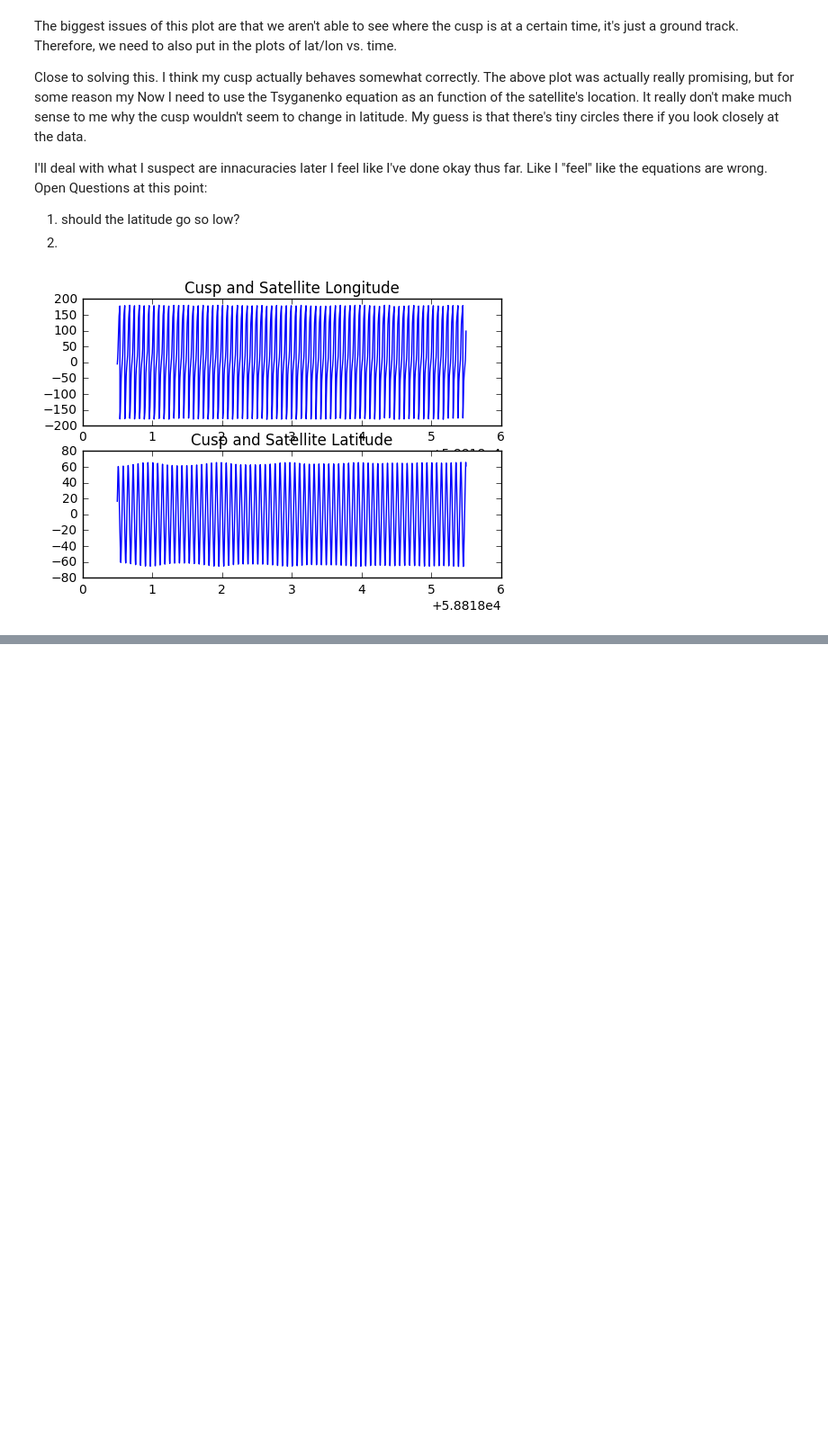
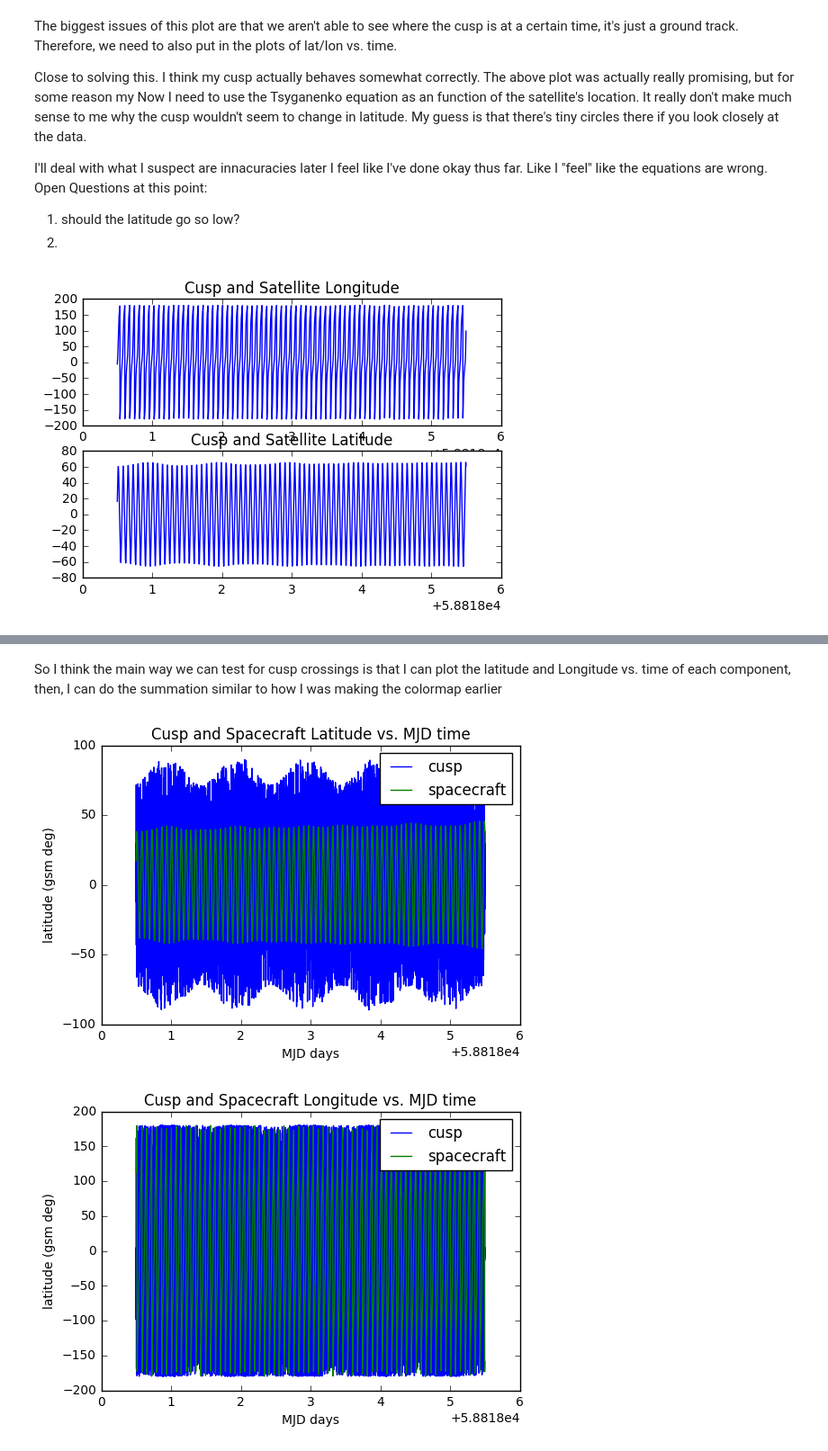
Before and after one commit to fsbr/se3-path-planner, a Jupyter notebook: modularPlanner/Cusp Plots (Daily).ipynb, the cells around one changed output, grey strips where cells are left out. Shown: that part at 90% size. Saved outputs shown, nothing was run; the diff lists cells and outputs as text; code cells hidden in the pictures; blank space fills up the shorter version.

```diff
--- a/modularPlanner/Cusp Plots (Daily).ipynb
+++ b/modularPlanner/Cusp Plots (Daily).ipynb
@@ -258,0 +275,34 @@ z equals to [ -24552.38575645  110237.71862395  -79406.43225077 ...,   75112.142
+# %% [markdown]
+So I think the main way we can test for cusp crossings is that I can plot the latitude and Longitude vs. time of each component, then, I can do the summation similar to how I was making the colormap earlier
+# %%
+# gsm is the satellite orbit (terrible variable name)
+# x,y,z is the coordinates output from the cusp model (i think it's in gsm)
+# note that x,y,z are all np.ndarray typreddit.com/r/smashbroses
+
+# instatiate the cusp coordinates to a spacepy coords object
+cusp_location = coord.Coords([[i,j,k] for i,j,k in zip(x,y,z)], 'GSM', 'car')
+cusp_location.ticks = Ticktock(t,'MJD')
+cusp_location = cusp_location.convert('GSM','sph')
+
+# put whatever conversions here to maintain consistency
+cusp_location = cusp_location.convert('GSE','sph')
+gsm = gsm.convert('GSE','sph')
+
+plt.plot(cusp_location.ticks.MJD,cusp_location.lati, label='cusp')
+plt.plot(gsm.ticks.MJD, gsm.lati,label='spacecraft')
+plt.title('Cusp and Spacecraft Latitude vs. MJD time')
+plt.xlabel('MJD days')
+plt.ylabel('latitude (gsm deg)')
+plt.legend()
+plt.show()
+
+plt.plot(cusp_location.ticks.MJD, cusp_location.long,color='blue', label='cusp')
+plt.plot(gsm.ticks.MJD, gsm.long, color='green', label='spacecraft')
+plt.title('Cusp and Spacecraft Longitude vs. MJD time')
+plt.xlabel('MJD days')
+plt.ylabel('latitude (gsm deg)')
+plt.legend()
+plt.show()
+# %% [output]
+[figure, added]
+[figure, added]
```
Also changed, not shown: parts of 4 cells of this notebook, 2 other files.
